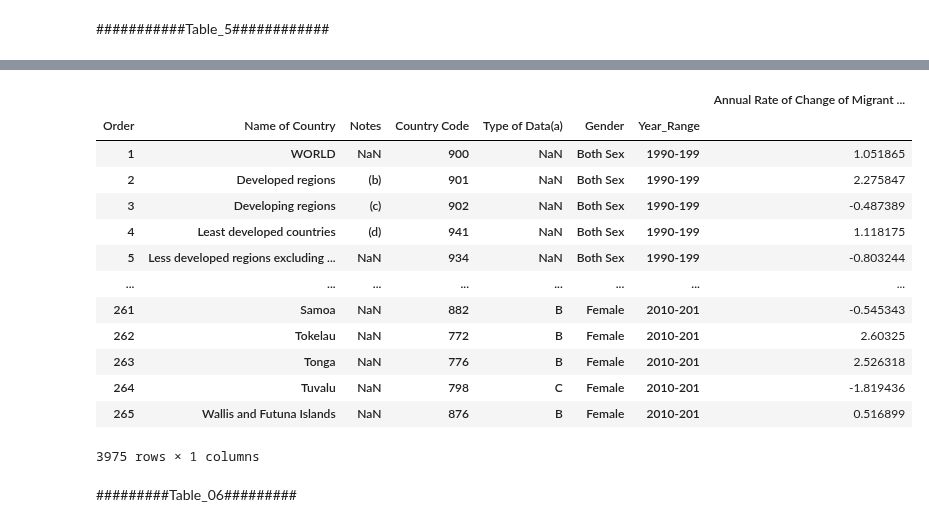
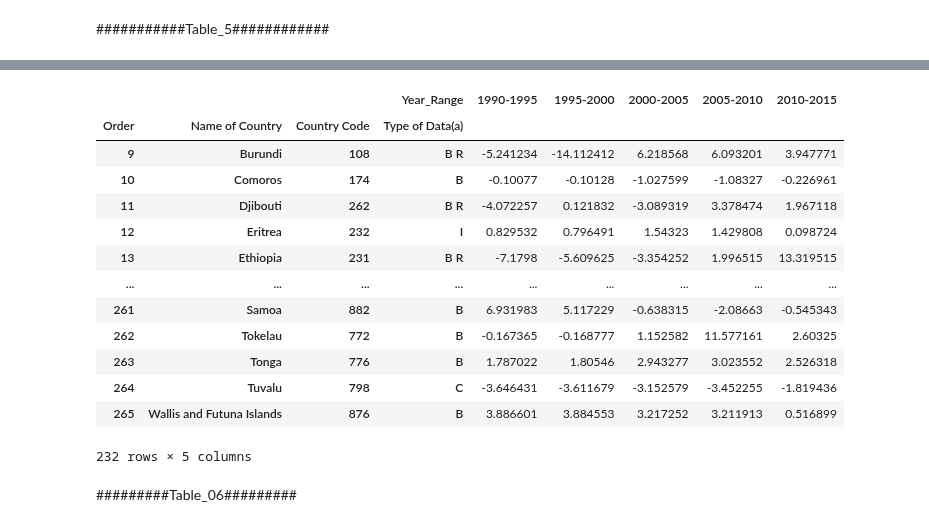
Before and after one commit to zhenwujason/inf1340-ZhenWuJason-Project, a Jupyter notebook: MID__Sub_YankeMo.ipynb, the cells around one changed output, grey strips where cells are left out. Drawn from its saved outputs; the diff is of its cells as text; code cells hidden in the pictures.

```diff
--- a/MID__Sub_YankeMo.ipynb
+++ b/MID__Sub_YankeMo.ipynb
@@ -262,3 +248,3 @@ tidy_table_05
 # %%
-tidy_table_05=(tidy_table_05.assign(Year_Range = lambda x: x.Years.str[:8].astype(str), Gender = lambda x: x.Years.str[31:].astype(str)).drop("Years",axis=1))
+tidy_table_05=(tidy_table_05.assign(Year_Range = lambda x: x.Years.str[:9].astype(str), Gender = lambda x: x.Years.str[31:].astype(str)).drop("Years",axis=1))
 tidy_table_05.sort_values(by ='Order').reset_index().drop(columns = 'index') #Separate the Year cloumns into year, gemder, migrant stock
@@ -279,21 +287,29 @@ tidy_table_05.sort_values(by ='Order').reset_index().drop(columns = 'index') #Se
+# %%
+#Split the data in different table, start fromn row 3180, tidy_table_1_female = Migrant Stock for female
+split_male_female = 2650
+tidy_table_5_female = tidy_table_05.iloc[split_male_female:]
+tidy_table_5_female
+# %%
+tidy_table_5_female.columns=['Order','Name of Country','Notes','Country Code','Type of Data(a)',"Annual rate of change of Migrant Stock for female","Year_Range","Gender"]
+tidy_table_5_female = tidy_table_5_female.drop("Gender",axis=1)
+tidy_table_5_female
 # %%
-tidy_table_05 = tidy_table_05.set_index(["Order","Name of Country","Notes", "Country Code", "Type of Data(a)","Gender","Year_Range"])
-tidy_table_05
+tidy_table_5_female.reset_index().groupby(['Order','Name of Country','Country Code','Type of Data(a)','Year_Range'])['Annual rate of change of Migrant Stock for female'].aggregate('first').unstack()
 # %% [output]
-|  |  |  |  |  |  |  | Annual Rate of Change of Migrant ... |
-| Order | Name of Country | Notes | Country Code | Type of Data(a) | Gender | Year_Range |  |
-| 1 | WORLD | NaN | 900 | NaN | Both Sex | 1990-199 | 1.051865 |
-| 2 | Developed regions | (b) | 901 | NaN | Both Sex | 1990-199 | 2.275847 |
-| 3 | Developing regions | (c) | 902 | NaN | Both Sex | 1990-199 | -0.487389 |
-| 4 | Least developed countries | (d) | 941 | NaN | Both Sex | 1990-199 | 1.118175 |
-| 5 | Less developed regions excluding ... | NaN | 934 | NaN | Both Sex | 1990-199 | -0.803244 |
-| ... | ... | ... | ... | ... | ... | ... | ... |
-| 261 | Samoa | NaN | 882 | B | Female | 2010-201 | -0.545343 |
-| 262 | Tokelau | NaN | 772 | B | Female | 2010-201 | 2.60325 |
-| 263 | Tonga | NaN | 776 | B | Female | 2010-201 | 2.526318 |
-| 264 | Tuvalu | NaN | 798 | C | Female | 2010-201 | -1.819436 |
-| 265 | Wallis and Futuna Islands | NaN | 876 | B | Female | 2010-201 | 0.516899 |
+|  |  |  | Year_Range | 1990-1995 | 1995-2000 | 2000-2005 | 2005-2010 | 2010-2015 |
+| Order | Name of Country | Country Code | Type of Data(a) |  |  |  |  |  |
+| 9 | Burundi | 108 | B R | -5.241234 | -14.112412 | 6.218568 | 6.093201 | 3.947771 |
+| 10 | Comoros | 174 | B | -0.10077 | -0.10128 | -1.027599 | -1.08327 | -0.226961 |
+| 11 | Djibouti | 262 | B R | -4.072257 | 0.121832 | -3.089319 | 3.378474 | 1.967118 |
+| 12 | Eritrea | 232 | I | 0.829532 | 0.796491 | 1.54323 | 1.429808 | 0.098724 |
+| 13 | Ethiopia | 231 | B R | -7.1798 | -5.609625 | -3.354252 | 1.996515 | 13.319515 |
+| ... | ... | ... | ... | ... | ... | ... | ... | ... |
+| 261 | Samoa | 882 | B | 6.931983 | 5.117229 | -0.638315 | -2.08663 | -0.545343 |
+| 262 | Tokelau | 772 | B | -0.167365 | -0.168777 | 1.152582 | 11.577161 | 2.60325 |
+| 263 | Tonga | 776 | B | 1.787022 | 1.80546 | 2.943277 | 3.023552 | 2.526318 |
+| 264 | Tuvalu | 798 | C | -3.646431 | -3.611679 | -3.152579 | -3.452255 | -1.819436 |
+| 265 | Wallis and Futuna Islands | 876 | B | 3.886601 | 3.884553 | 3.217252 | 3.211913 | 0.516899 |
-3975 rows × 1 columns
+232 rows × 5 columns
 # %% [markdown]
 #########Table_06#########
 # %%
```
Also changed, not shown: parts of 12 cells of this notebook.
